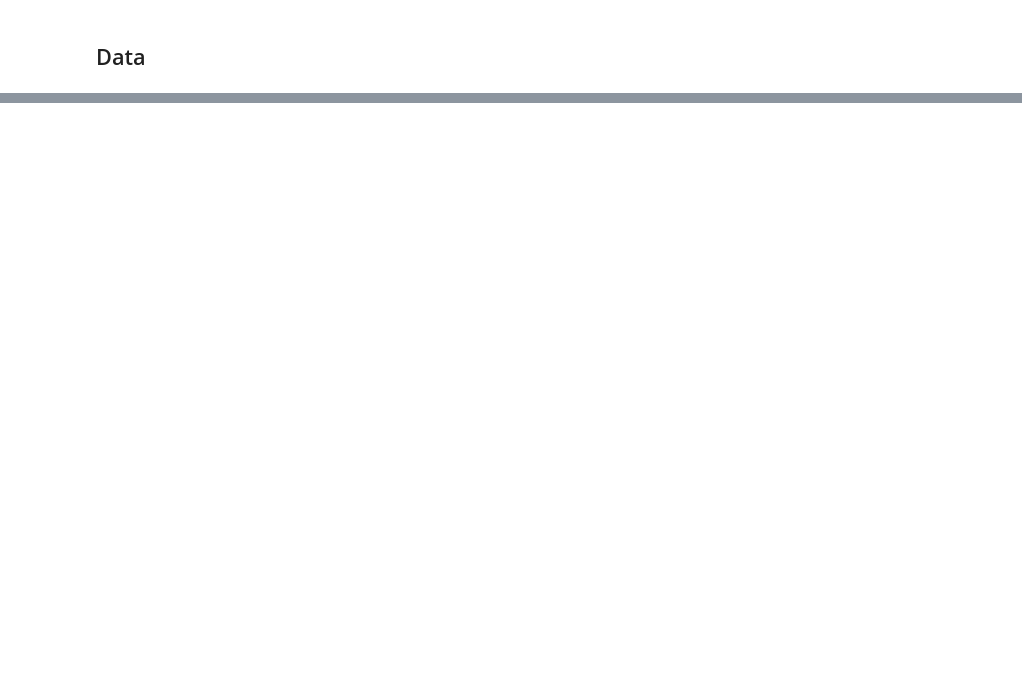
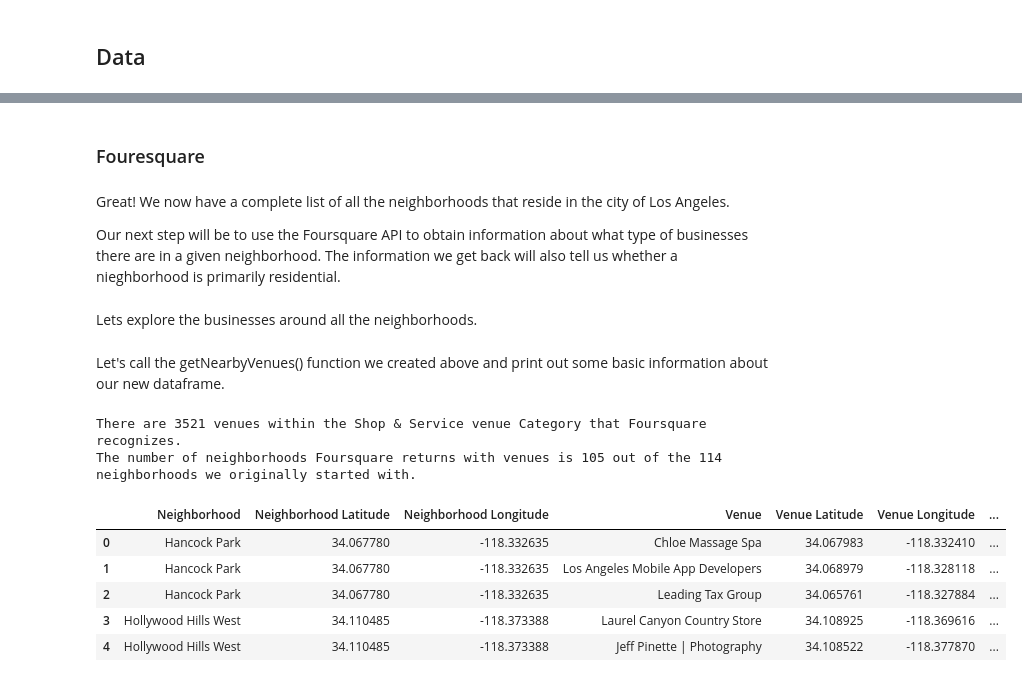
Before and after one commit to jjobel/IBM_DS_Capstone_Project, a Jupyter notebook: Capstone Project - The Battle of Neighborhoods.ipynb, the cells around one changed output, grey strips where cells are left out. Drawn from its saved outputs; the diff is of its cells as text; code cells hidden in the pictures; blank space fills up the shorter version.

```diff
--- a/Capstone Project - The Battle of Neighborhoods.ipynb
+++ b/Capstone Project - The Battle of Neighborhoods.ipynb
@@ -26,0 +166,25 @@ The data used consists of the following:
+# %%
+lng = []
+lat = []
+for name in df_la['Neighborhoods']:
+
+    try:
+        address = f'{name}, CA'
+
+        geolocator = Nominatim(user_agent="my-project")
+        location = geolocator.geocode(address)
+        lat.append(location.latitude)
+        lng.append(location.longitude)
+
+    except:
+        print(f"Could not find latitude/longitude coordinates for {name}, CA")
+
+# Create latitude/longitude columns
+df_la["Latitude"] = lat
+df_la["Longitude"] = lng
+
+# Now we have geo coordinates for each neighborhood
+# We'll sort the dataframe based on regions
+df_la.sort_values("Region", inplace=True)
+
+df_la.head(30)
@@ -26,0 +209,6 @@ The data used consists of the following:
+# %% [markdown]
+### Fouresquare
+# %% [markdown]
+Great! We now have a complete list of all the neighborhoods that reside in the city of Los Angeles.
+
+Our next step will be to use the Foursquare API to obtain information about what type of businesses there are in a given neighborhood. The information we get back will also tell us whether a nieghborhood is primarily residential.
@@ -26,0 +222,2 @@ The data used consists of the following:
+# %% [markdown]
+Lets explore the businesses around all the neighborhoods.
@@ -26,0 +268,18 @@ The data used consists of the following:
+# %% [markdown]
+Let's call the getNearbyVenues() function we created above and print out some basic information about our new dataframe.
+# %%
+la_venues = getNearbyVenues(df_la['Neighborhoods'], df_la['Latitude'], df_la['Longitude'])
+
+print(f"There are {la_venues.shape[0]} venues within the Shop & Service venue category that Foursquare recognizes.")
+print(f"The number of neighborhoods Foursquare returns with venues is {len(la_venues['Neighborhood'].unique())} out of the {len(df_la['Neighborhoods'])} neighborhoods we were considering.")
+
+la_venues.head(15)
+# %% [output]
+There are 3521 venues within the Shop & Service venue Category that Foursquare recognizes.
+The number of neighborhoods Foursquare returns with venues is 105 out of the 114 neighborhoods we originally started with.
+|  | Neighborhood | Neighborhood Latitude | Neighborhood Longitude | Venue | Venue Latitude | Venue Longitude | ... |
+| 0 | Hancock Park | 34.067780 | -118.332635 | Chloe Massage Spa | 34.067983 | -118.332410 | ... |
+| 1 | Hancock Park | 34.067780 | -118.332635 | Los Angeles Mobile App Developers | 34.068979 | -118.328118 | ... |
+| 2 | Hancock Park | 34.067780 | -118.332635 | Leading Tax Group | 34.065761 | -118.327884 | ... |
+| 3 | Hollywood Hills West | 34.110485 | -118.373388 | Laurel Canyon Country Store | 34.108925 | -118.369616 | ... |
+| 4 | Hollywood Hills West | 34.110485 | -118.373388 | Jeff Pinette | Photography | 34.108522 | -118.377870 | ... |
```
Also changed, not shown: parts of 37 cells of this notebook.
